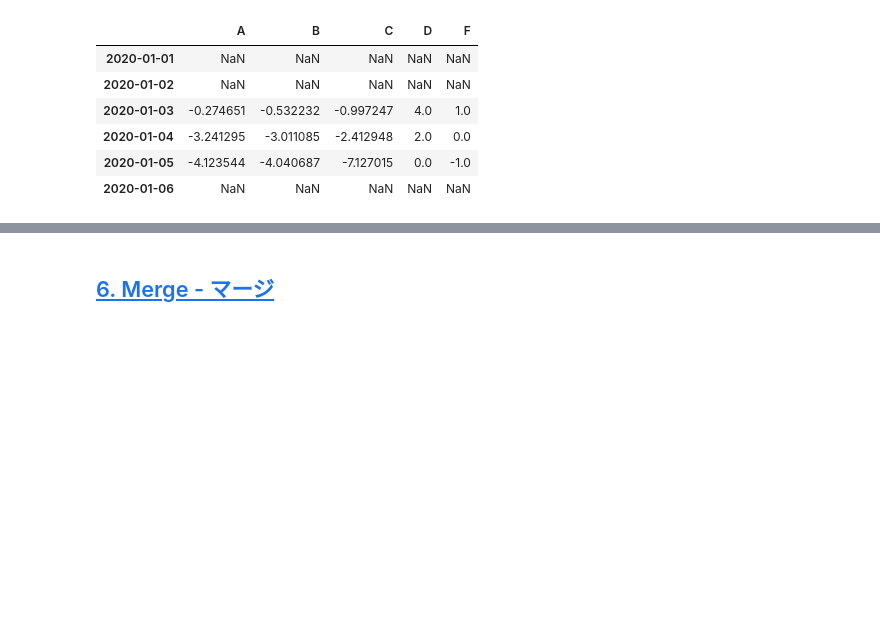
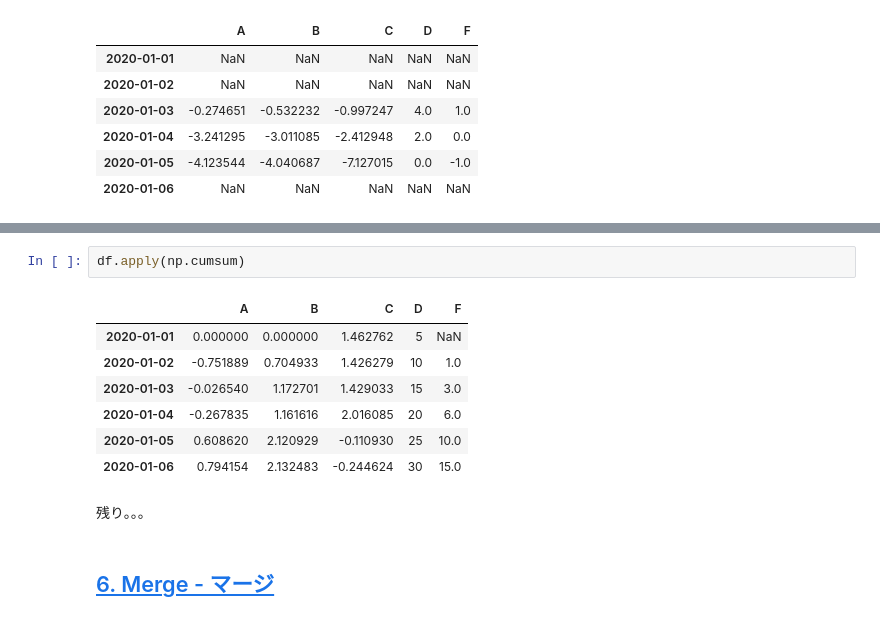
Before and after one commit to eda3/pandas, a Jupyter notebook: 10_minutes_to_pandas.ipynb, the cells around one changed output, grey strips where cells are left out. Saved outputs shown, nothing was run; the diff lists cells and outputs as text; blank space fills up the shorter version.

Commit message:
5.2 Apply

```diff
--- a/10_minutes_to_pandas.ipynb
+++ b/10_minutes_to_pandas.ipynb
@@ -696,3 +710,15 @@ df.sub(s, axis='index') # dfからs分、引き算する
+# %%
+df.apply(np.cumsum)
+# %% [output]
+|  | A | B | C | D | F |
+| 2020-01-01 | 0.000000 | 0.000000 | 1.462762 | 5 | NaN |
+| 2020-01-02 | -0.751889 | 0.704933 | 1.426279 | 10 | 1.0 |
+| 2020-01-03 | -0.026540 | 1.172701 | 1.429033 | 15 | 3.0 |
+| 2020-01-04 | -0.267835 | 1.161616 | 2.016085 | 20 | 6.0 |
+| 2020-01-05 | 0.608620 | 2.120929 | -0.110930 | 25 | 10.0 |
+| 2020-01-06 | 0.794154 | 2.132483 | -0.244624 | 30 | 15.0 |
+# %% [markdown]
+残り。。。
 # %% [markdown]
 ## [6. Merge - マージ](https://pandas.pydata.org/pandas-docs/stable/getting_started/10min.html#merge)
 # %% [markdown]
```
Also changed, not shown: parts of 3 cells of this notebook.
